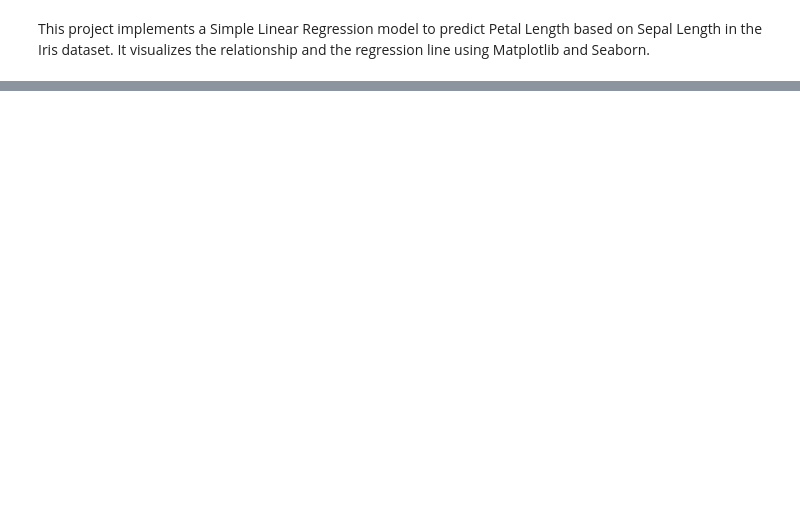
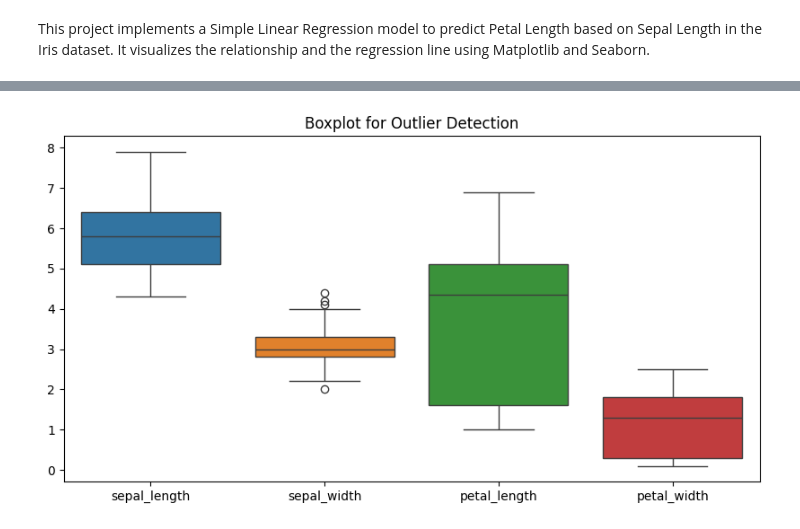
Before and after one commit to SUHANI-21/MachineLearningLab, a Jupyter notebook: LinearReg_Iris.ipynb, the cells around one changed output, grey strips where cells are left out. Saved outputs shown, nothing was run; the diff lists cells and outputs as text; code cells hidden in the pictures; blank space fills up the shorter version.

```diff
--- a/LinearReg_Iris.ipynb
+++ b/LinearReg_Iris.ipynb
@@ -4,10 +4,27 @@
 This project implements a Simple Linear Regression model to predict Petal Length based on Sepal Length in the Iris dataset.
 It visualizes the relationship and the regression line using Matplotlib and Seaborn.
 # %%
+
+import numpy as np
 import pandas as pd
-import numpy as np
 import seaborn as sns
 import matplotlib.pyplot as plt
+from sklearn.model_selection import train_test_split
+from sklearn.linear_model import LinearRegression
+from sklearn.metrics import mean_absolute_error, mean_squared_error, r2_score
+
+
 from sklearn.datasets import load_iris
-from sklearn.linear_model import LinearRegression
-from sklearn.metrics import mean_squared_error, r2_score
+iris = load_iris()
+
+# Convert to DataFrame
+df = pd.DataFrame(
+    data = np.c_[iris['data'], iris['target']],
+    columns = iris['feature_names'] + ['target']
+)
+
+# Rename columns for easier use
+df.columns = ['sepal_length', 'sepal_width', 'petal_length', 'petal_width', 'species']
+
+print(" Data Loaded Successfully!")
+print(df.head())
@@ -14,10 +38,0 @@ from sklearn.metrics import mean_squared_error, r2_score
-# %%
-# Load Iris dataset
-iris_data = load_iris()
-
-# Create a pandas DataFrame
-df = pd.DataFrame(iris_data.data, columns=iris_data.feature_names)
-df['species'] = iris_data.target
-
-# Display first few rows
-print(df.head())
@@ -67,0 +62,7 @@ plt.show()
+# %%
+plt.figure(figsize=(10,5))
+sns.boxplot(data=df[['sepal_length', 'sepal_width', 'petal_length', 'petal_width']])
+plt.title("Boxplot for Outlier Detection")
+plt.show()
+# %% [output]
+[figure, added]
```
Also changed, not shown: parts of 12 cells of this notebook.
